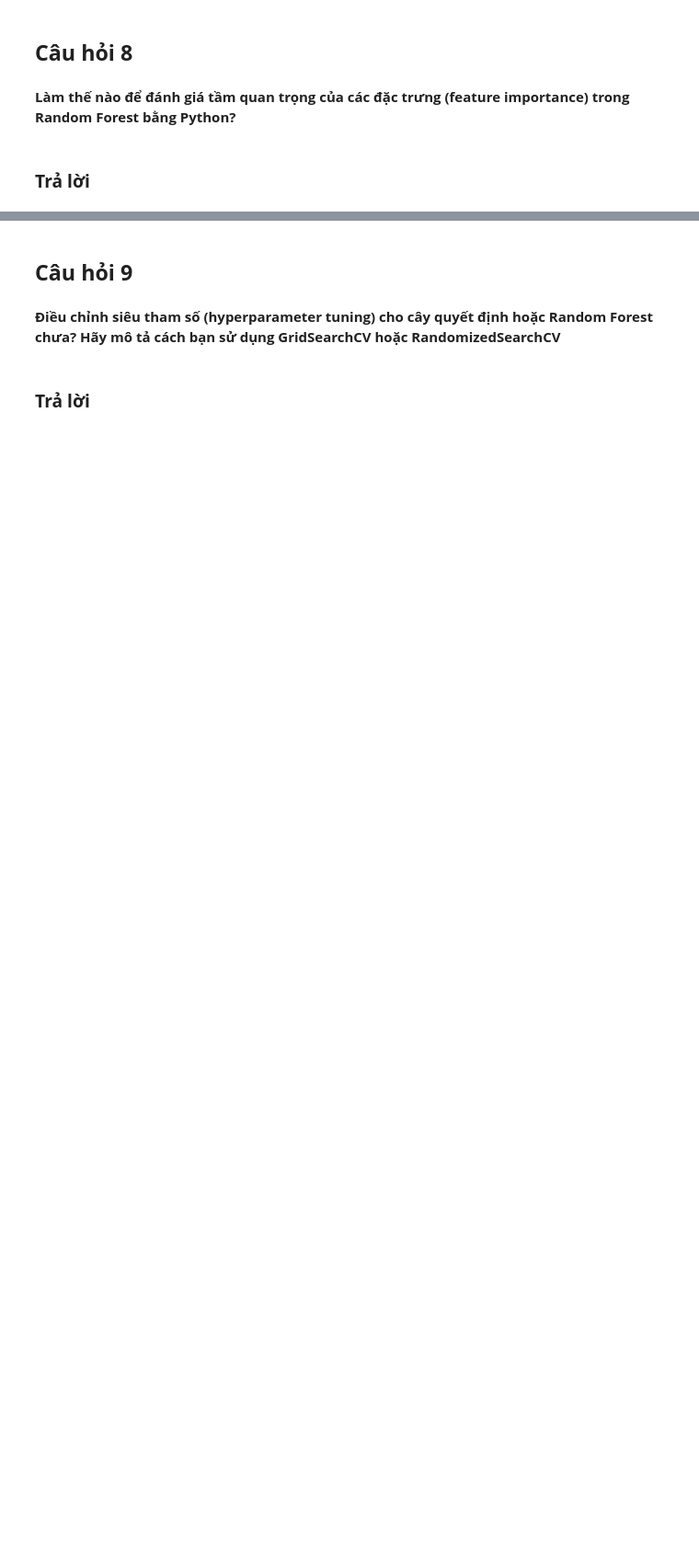
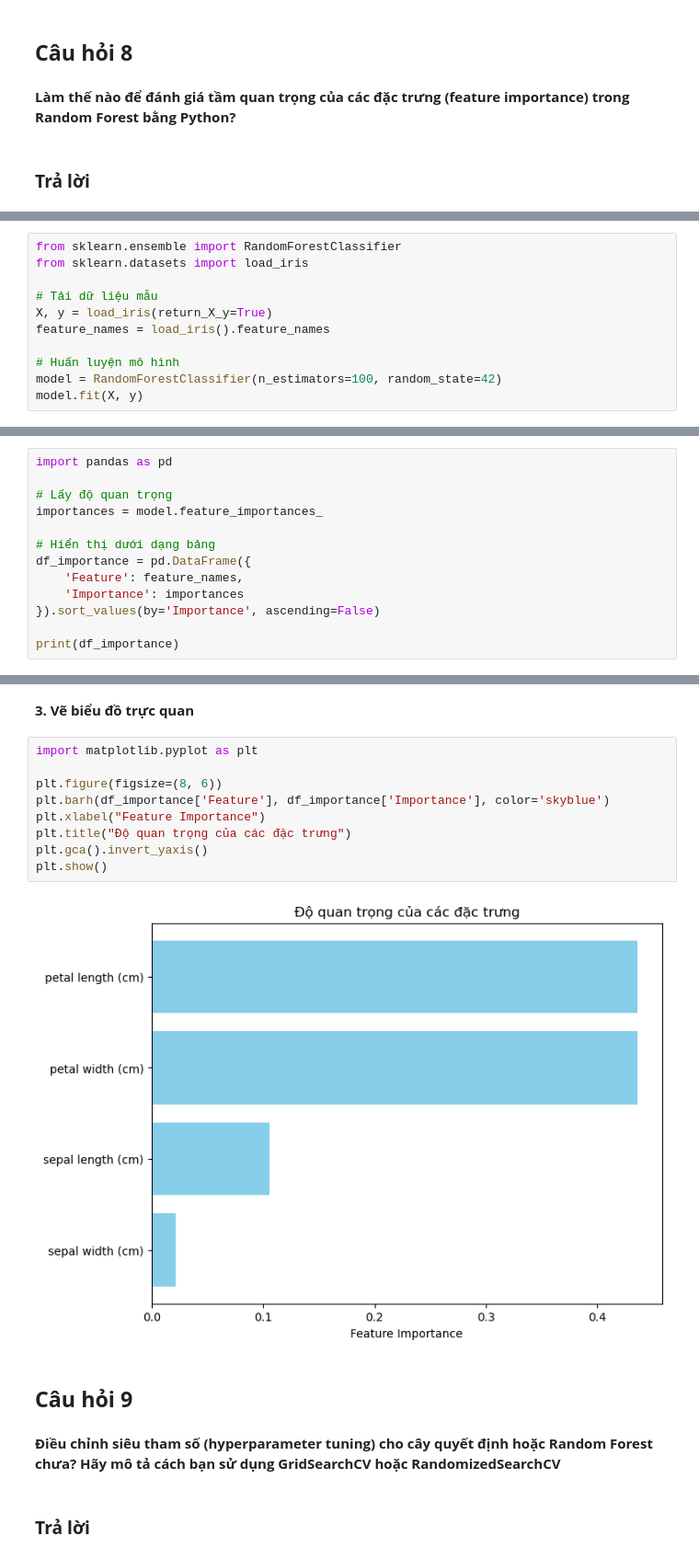
Before and after one commit to Hutramikha/Data_Analysis_SGU_2025_KHANG, a Jupyter notebook: Phân tích dữ liệu/practice/DA06_Baitoanphanlop/2.1 GIẢI THUẬT 1 CÂY QUYẾT ĐỊNH VÀ RỪNG CÂY/Ôn lý thuyết/Lythuyet21.ipynb, the cells around one changed output, grey strips where cells are left out. Shown: that part at 92% size. Drawn from its saved outputs; the diff is of its cells as text; blank space fills up the shorter version.

```diff
--- a/Phân tích dữ liệu/practice/DA06_Baitoanphanlop/2.1 GIẢI THUẬT 1 CÂY QUYẾT ĐỊNH VÀ RỪNG CÂY/Ôn lý thuyết/Lythuyet21.ipynb
+++ b/Phân tích dữ liệu/practice/DA06_Baitoanphanlop/2.1 GIẢI THUẬT 1 CÂY QUYẾT ĐỊNH VÀ RỪNG CÂY/Ôn lý thuyết/Lythuyet21.ipynb
@@ -57,0 +291,11 @@ Forest bằng Python?**
+# %%
+from sklearn.ensemble import RandomForestClassifier
+from sklearn.datasets import load_iris
+
+# Tải dữ liệu mẫu
+X, y = load_iris(return_X_y=True)
+feature_names = load_iris().feature_names
+
+# Huấn luyện mô hình
+model = RandomForestClassifier(n_estimators=100, random_state=42)
+model.fit(X, y)
@@ -57,0 +306,13 @@ Forest bằng Python?**
+# %%
+import pandas as pd
+
+# Lấy độ quan trọng
+importances = model.feature_importances_
+
+# Hiển thị dưới dạng bảng
+df_importance = pd.DataFrame({
+    'Feature': feature_names,
+    'Importance': importances
+}).sort_values(by='Importance', ascending=False)
+
+print(df_importance)
@@ -58,3 +325,16 @@ Forest bằng Python?**
+# %% [markdown]
+**3. Vẽ biểu đồ trực quan**
+# %%
+import matplotlib.pyplot as plt
+
+plt.figure(figsize=(8, 6))
+plt.barh(df_importance['Feature'], df_importance['Importance'], color='skyblue')
+plt.xlabel("Feature Importance")
+plt.title("Độ quan trọng của các đặc trưng")
+plt.gca().invert_yaxis()
+plt.show()
+# %% [output]
+[figure, added]
 # %% [markdown]
 ## **Câu hỏi 9**
 # %% [markdown]
```
Also changed, not shown: parts of 32 cells of this notebook, 1 other file.
